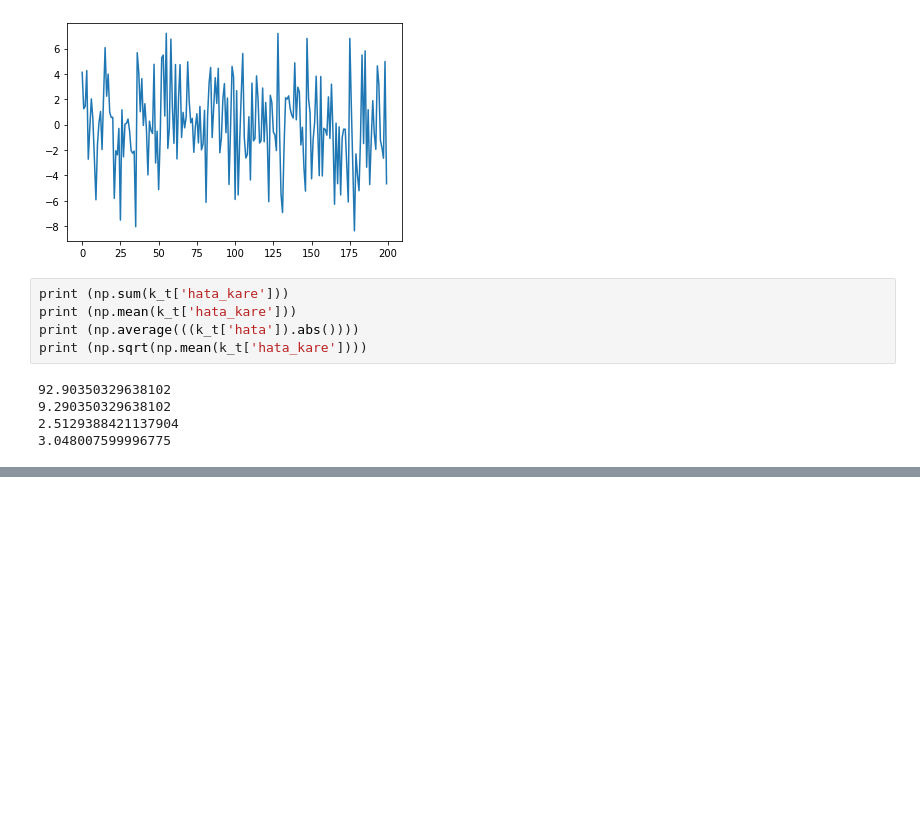
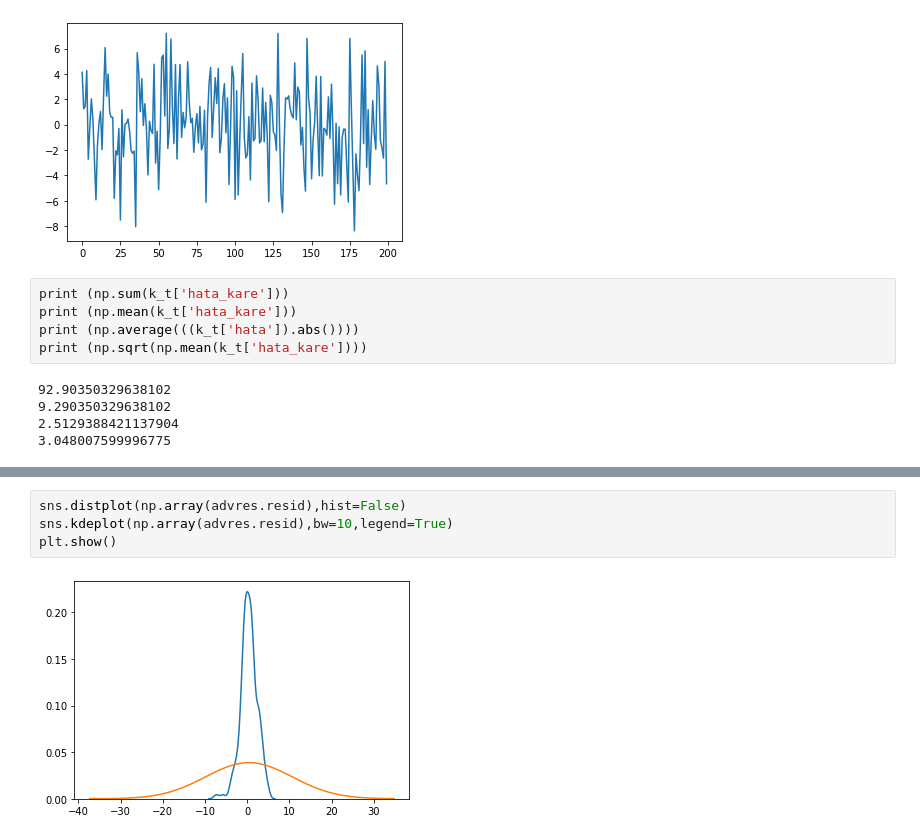
Before and after one commit to UVBMOB/Ankara2019, a Jupyter notebook: Dersler/Hafta_3.ipynb, the cells around one changed output, grey strips where cells are left out. Drawn from its saved outputs; the diff is of its cells as text; blank space fills up the shorter version.

```diff
--- a/Dersler/Hafta_3.ipynb
+++ b/Dersler/Hafta_3.ipynb
@@ -474,0 +585,6 @@ print (np.sqrt(np.mean(k_t['hata_kare'])))
+# %%
+sns.distplot(np.array(advres.resid),hist=False)
+sns.kdeplot(np.array(advres.resid),bw=10,legend=True)
+plt.show()
+# %% [output]
+[figure, added]
```
Also changed, not shown: parts of 23 cells of this notebook.
